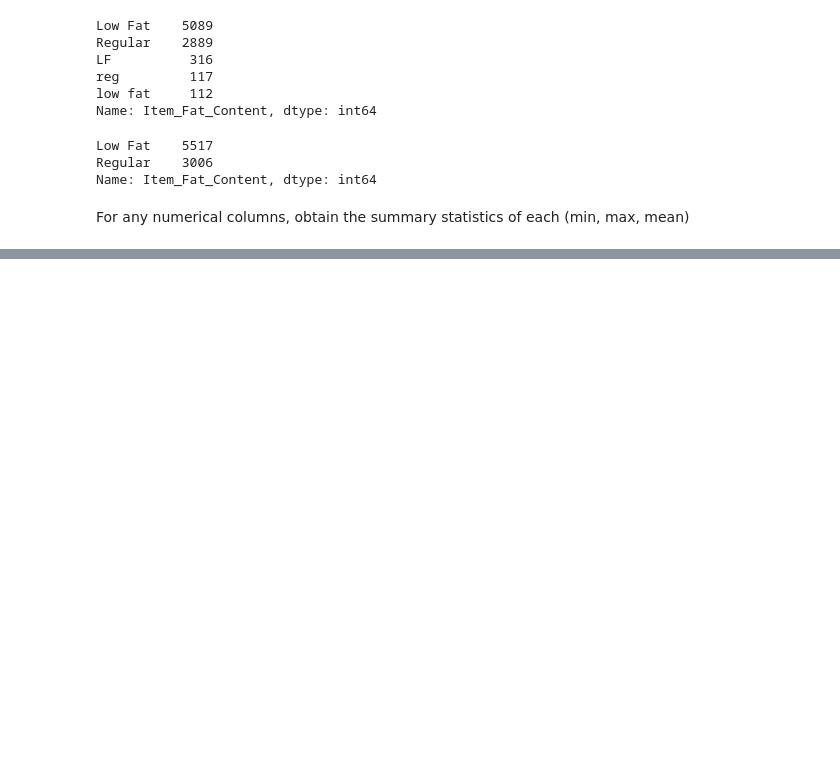
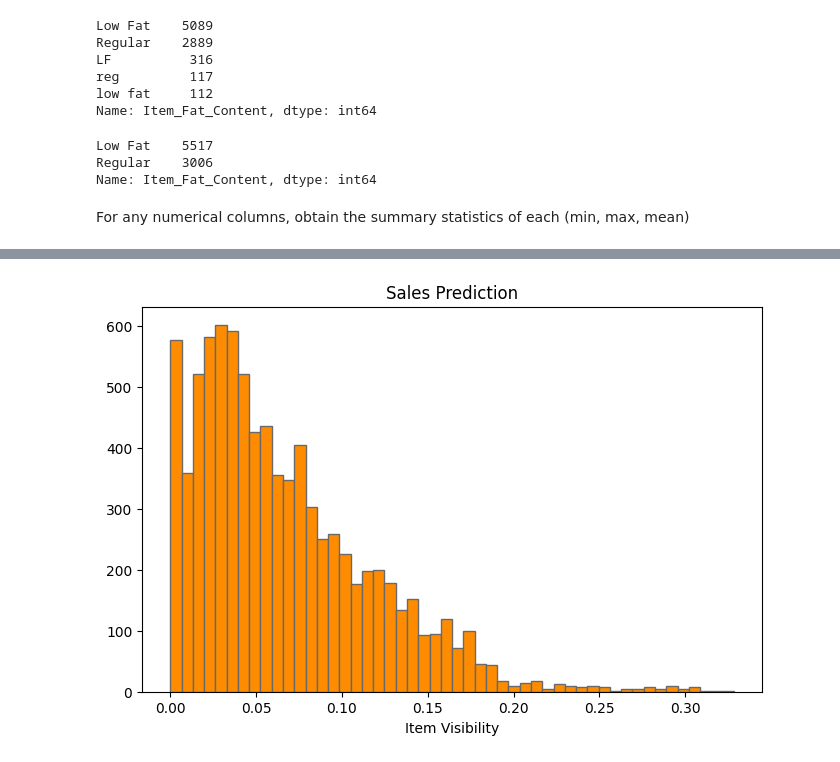
Before and after one commit to Icee21/sales-predictions, a Jupyter notebook: Sales_predictions.ipynb, the cells around one changed output, grey strips where cells are left out. Saved outputs shown, nothing was run; the diff lists cells and outputs as text; code cells hidden in the pictures; blank space fills up the shorter version.

```diff
--- a/Sales_predictions.ipynb
+++ b/Sales_predictions.ipynb
@@ -217,0 +235,8 @@ df.describe()
+# %%
+item_2 = df['Item_Visibility']
+plt.figure(figsize = (8,5))
+plt.hist(item_2, bins = 'auto', edgecolor = 'dimgrey',  color = 'darkorange')
+plt.xlabel('Item Visibility')
+plt.title('Sales Prediction');
+# %% [output]
+[figure, added]
```
Also changed, not shown: parts of 15 cells of this notebook.
